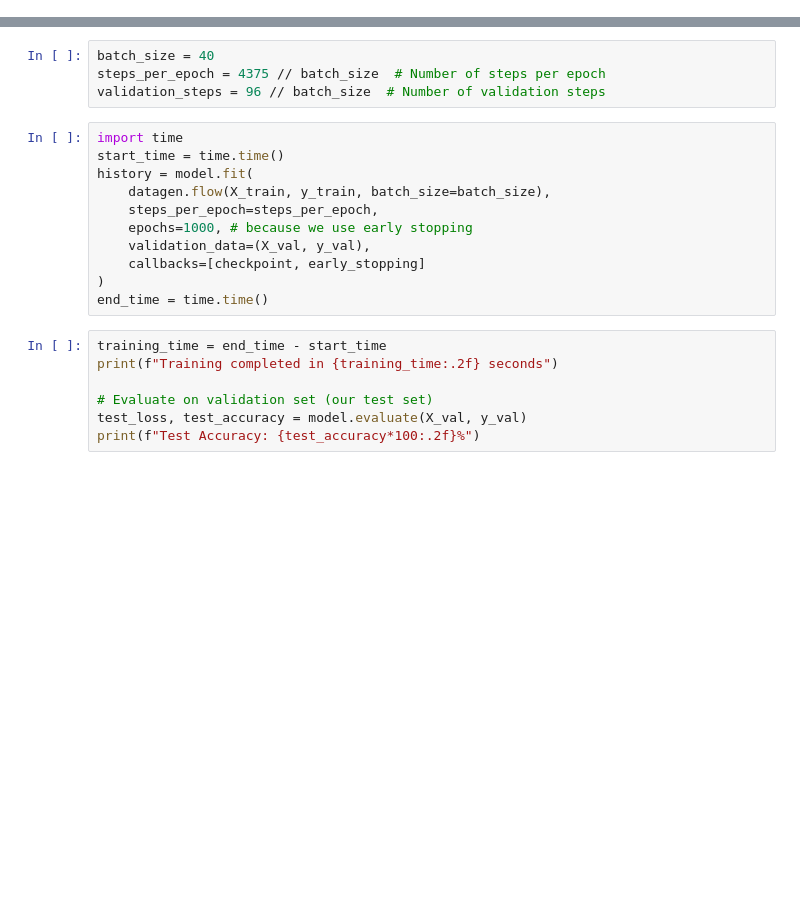
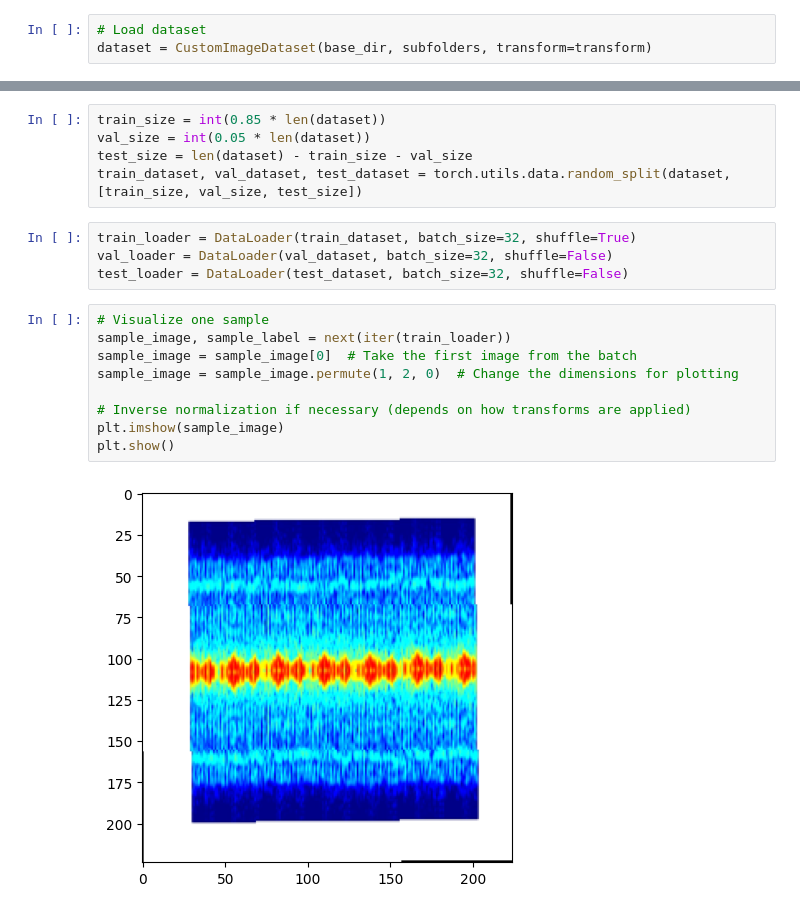
Before and after one commit to Incharajayaram/Micro-Classify, a Jupyter notebook: ml_model/notebooks/notebook.ipynb, the cells around one changed output, grey strips where cells are left out. Cells and saved outputs as stored; diff of their text form; blank space fills up the shorter version.

Commit message:
changed tensorflow to pytorch, used docker for dev env, vgg16 trained with 97 percent accuracy

```diff
--- a/ml_model/notebooks/notebook.ipynb
+++ b/ml_model/notebooks/notebook.ipynb
@@ -91,3 +81,6 @@ plt.show()
+# %%
+# Load dataset
+dataset = CustomImageDataset(base_dir, subfolders, transform=transform)
 # %%
 # Encoding labels into numerical values and converting to categorical format
 label_encoder = LabelEncoder()
@@ -278,22 +89,20 @@ early_stopping = EarlyStopping(monitor='val_accuracy', patience=2, restore_best_
-# %%
-batch_size = 40
-steps_per_epoch = 4375 // batch_size  # Number of steps per epoch
-validation_steps = 96 // batch_size  # Number of validation steps
-# %%
-import time
-start_time = time.time()
-history = model.fit(
-    datagen.flow(X_train, y_train, batch_size=batch_size),
-    steps_per_epoch=steps_per_epoch,
-    epochs=1000, # because we use early stopping
-    validation_data=(X_val, y_val),
-    callbacks=[checkpoint, early_stopping]
-)
-end_time = time.time()
-# %%
-training_time = end_time - start_time
-print(f"Training completed in {training_time:.2f} seconds")
-
-# Evaluate on validation set (our test set)
-test_loss, test_accuracy = model.evaluate(X_val, y_val)
-print(f"Test Accuracy: {test_accuracy*100:.2f}%")
+# %%
+train_size = int(0.85 * len(dataset))
+val_size = int(0.05 * len(dataset))
+test_size = len(dataset) - train_size - val_size
+train_dataset, val_dataset, test_dataset = torch.utils.data.random_split(dataset, [train_size, val_size, test_size])
+# %%
+train_loader = DataLoader(train_dataset, batch_size=32, shuffle=True)
+val_loader = DataLoader(val_dataset, batch_size=32, shuffle=False)
+test_loader = DataLoader(test_dataset, batch_size=32, shuffle=False)
+# %%
+# Visualize one sample
+sample_image, sample_label = next(iter(train_loader))
+sample_image = sample_image[0]  # Take the first image from the batch
+sample_image = sample_image.permute(1, 2, 0)  # Change the dimensions for plotting
+
+# Inverse normalization if necessary (depends on how transforms are applied)
+plt.imshow(sample_image)
+plt.show()
+# %% [output]
+[figure, added]
```
Also changed, not shown: parts of 25 cells of this notebook, 1 other file.
